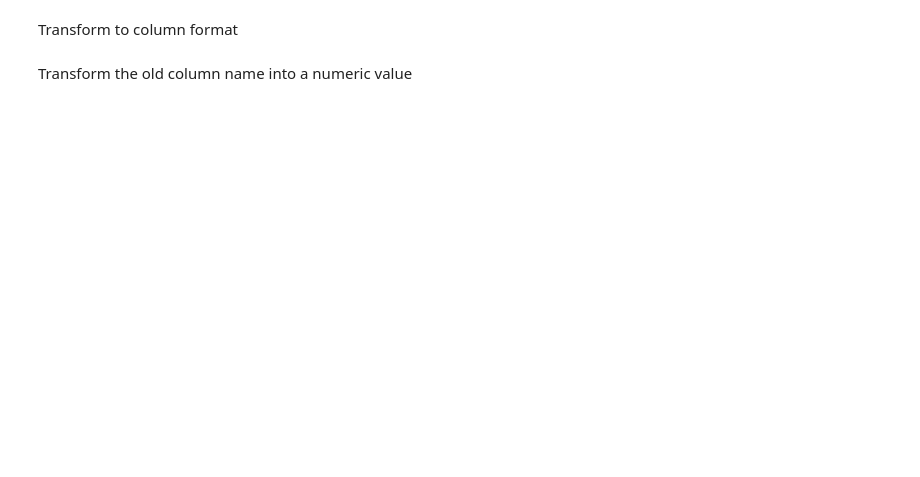
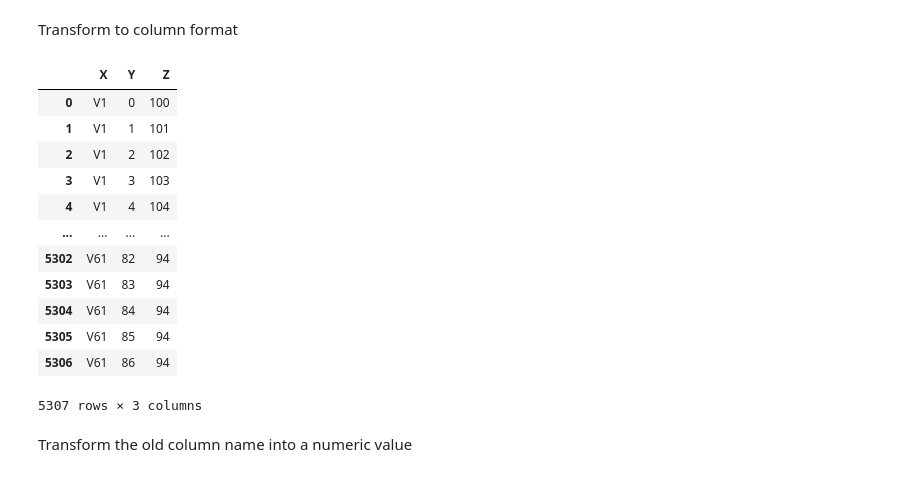
Before and after one commit to DataForScience/InteractiveViz, a Jupyter notebook: 2. matplotlib animations.ipynb, the cells around one changed output. Cells and saved outputs as stored; diff of their text form; code cells hidden in the pictures; blank space fills up the shorter version.

```diff
--- a/2. matplotlib animations.ipynb
+++ b/2. matplotlib animations.ipynb
@@ -90,3 +106,19 @@ df.columns=["X","Y","Z"]
+# %%
+df
+# %% [output]
+|  | X | Y | Z |
+| 0 | V1 | 0 | 100 |
+| 1 | V1 | 1 | 101 |
+| 2 | V1 | 2 | 102 |
+| 3 | V1 | 3 | 103 |
+| 4 | V1 | 4 | 104 |
+| ... | ... | ... | ... |
+| 5302 | V61 | 82 | 94 |
+| 5303 | V61 | 83 | 94 |
+| 5304 | V61 | 84 | 94 |
+| 5305 | V61 | 85 | 94 |
+| 5306 | V61 | 86 | 94 |
+5307 rows × 3 columns
 # %% [markdown]
 Transform the old column name into a numeric value
 # %%
```
Also changed, not shown: parts of 9 cells of this notebook, 3 other files.
